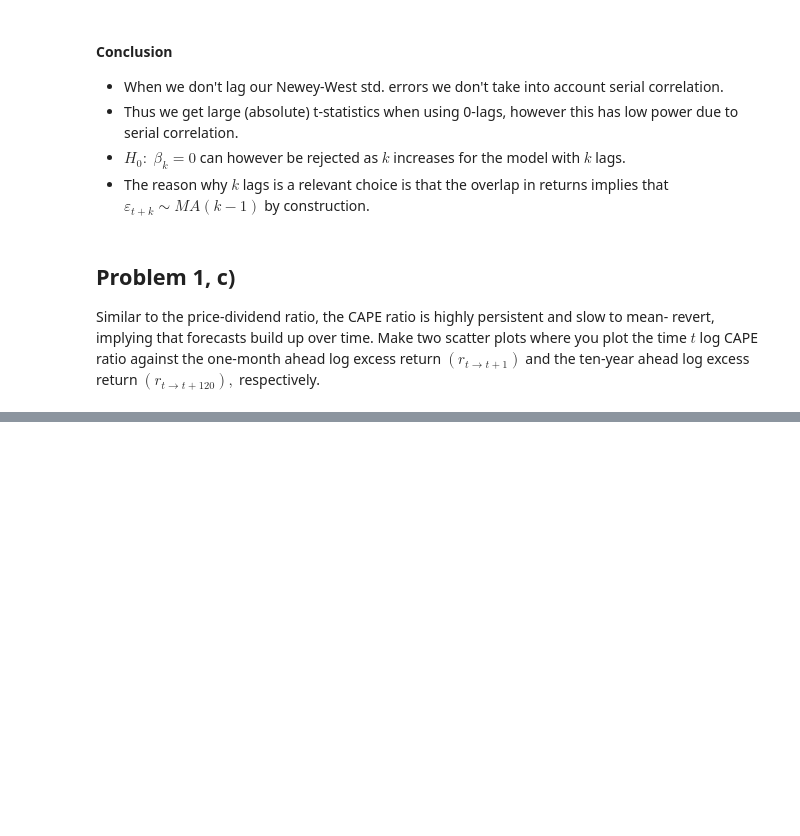
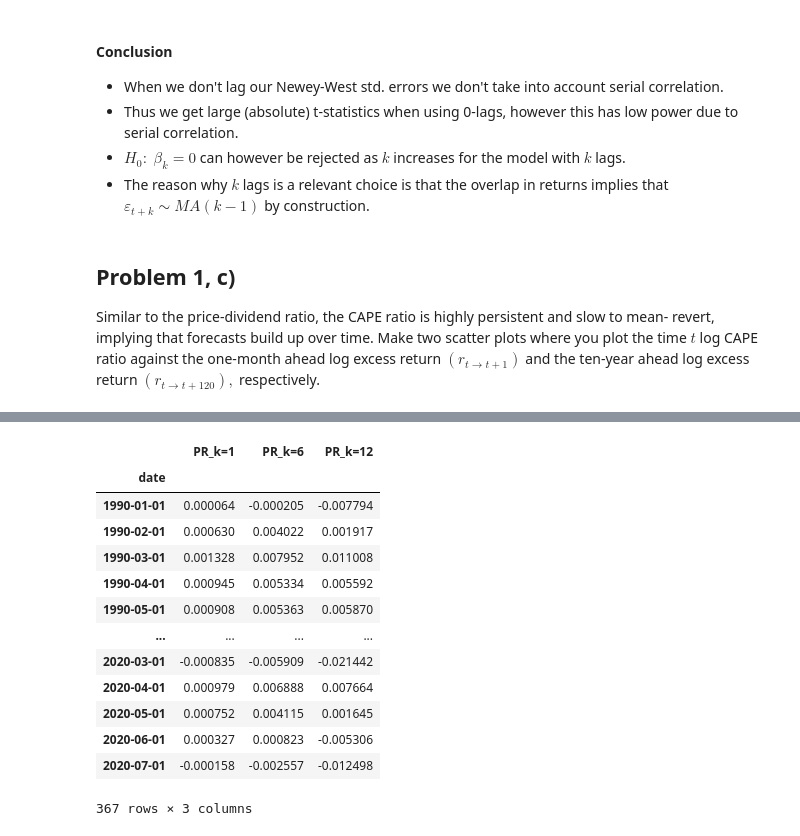
Before and after one commit to ismand95/QFE, a Jupyter notebook: Problem Set 2 - Time-Varying Risk Primea/My Solution/Problem Set 2 - Time-Varying Risk Premia.ipynb, the cells around one changed output, grey strips where cells are left out. Drawn from its saved outputs; the diff is of its cells as text; code cells hidden in the pictures; blank space fills up the shorter version.

```diff
--- a/Problem Set 2 - Time-Varying Risk Primea/My Solution/Problem Set 2 - Time-Varying Risk Premia.ipynb
+++ b/Problem Set 2 - Time-Varying Risk Primea/My Solution/Problem Set 2 - Time-Varying Risk Premia.ipynb
@@ -234,0 +311,46 @@ plt.show()
+# %%
+# Predictive regression forecast - also using expanding window
+PR = []
+
+
+for window in oos_data.expanding(1):  # this works
+
+    if window.index[-1] >= start_oos:
+        res = {'date': window.index[-1]}
+
+        for col in window.columns:
+
+            if col != 'cape':
+                k = re.findall(string=col, pattern='[^\d](\d+)$')[0]
+                k = int(k)
+
+                Y = window[f'k={k}'].iloc[0:-(k + nlag)]
+                X = sm.add_constant(window['cape']).iloc[0:-(k + nlag)]
+
+                # fit OOS predictive regression
+                fit = sm.OLS(endog=Y, exog=X).fit(cov_type='HAC', cov_kwds={'maxlags': k})
+
+                pr_val = np.dot(np.matrix([1, window['cape'].iloc[-(1 + nlag)]]), fit.params.values)
+                res.update({f'PR_k={k}': pr_val[0, 0]})
+
+        # save resulting dictionary
+        PR.append(res)
+
+
+PR_result = pd.DataFrame(PR).set_index('date', drop=True)
+PR_result
+# %% [output]
+|  | PR_k=1 | PR_k=6 | PR_k=12 |
+| date |  |  |  |
+| 1990-01-01 | 0.000064 | -0.000205 | -0.007794 |
+| 1990-02-01 | 0.000630 | 0.004022 | 0.001917 |
+| 1990-03-01 | 0.001328 | 0.007952 | 0.011008 |
+| 1990-04-01 | 0.000945 | 0.005334 | 0.005592 |
+| 1990-05-01 | 0.000908 | 0.005363 | 0.005870 |
+| ... | ... | ... | ... |
+| 2020-03-01 | -0.000835 | -0.005909 | -0.021442 |
+| 2020-04-01 | 0.000979 | 0.006888 | 0.007664 |
+| 2020-05-01 | 0.000752 | 0.004115 | 0.001645 |
+| 2020-06-01 | 0.000327 | 0.000823 | -0.005306 |
+| 2020-07-01 | -0.000158 | -0.002557 | -0.012498 |
+367 rows × 3 columns
```
Also changed, not shown: parts of 11 cells of this notebook, 1 other file.
